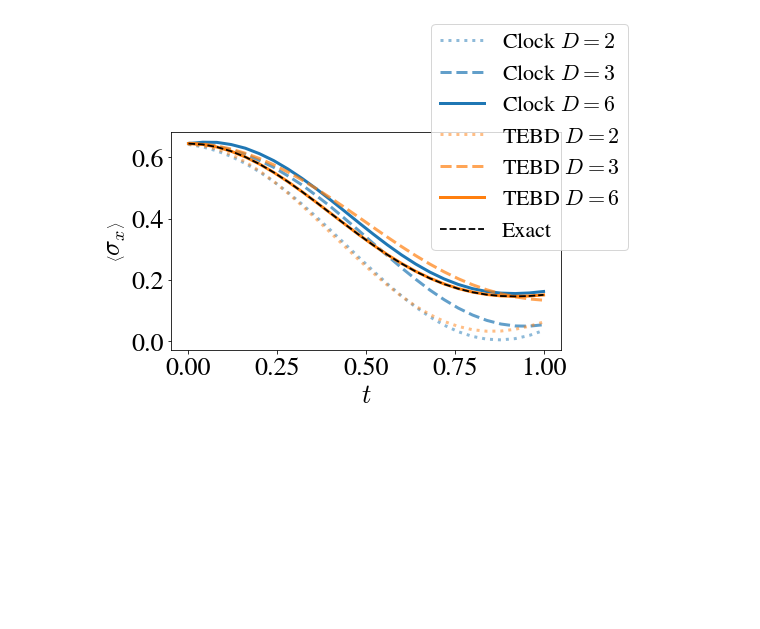
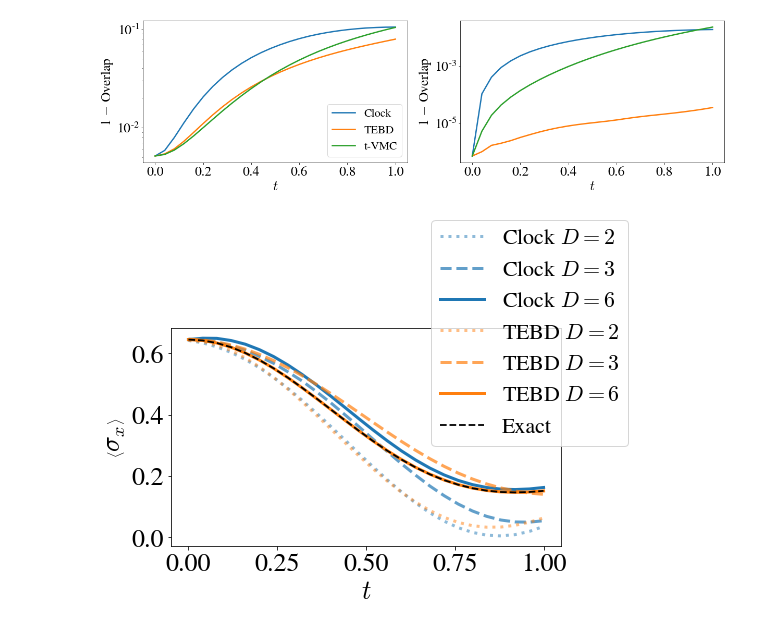
Before and after one commit to stavros11/Time-Evolution, a Jupyter notebook: mps_trotter.ipynb, the cells around one changed output. Saved outputs shown, nothing was run; the diff lists cells and outputs as text; code cells hidden in the pictures; blank space fills up the shorter version.

```diff
--- a/mps_trotter.ipynb
+++ b/mps_trotter.ipynb
@@ -79,3 +118,44 @@ plt.show()
+# %%
+n_sites = 6
+h_init = 1.0
+h_ev = 0.5
+time_steps = 25
+t = np.linspace(0.0, 1.0, time_steps + 1)
+dt = t[1] - t[0]
+data_dir = "D:/ClockV2/final_dense"
+
+exact_state, exact_obs = utils.tfim_exact_evolution(n_sites, t[-1], time_steps, h0=h_init, h=h_ev)
+time_overlap = lambda x: np.abs((exact_state.conj() * x).sum(axis=1))**2 / (np.abs(x)**2).sum(axis=1)
+overlaps = {}
+
+for d_bond in [3, 6]:
+    trotter = mps_trotter.TFIM_TEBD(exact_state[0], d_bond, dt, h=h_ev)
+    trotter_state = trotter.dense_evolution(time_steps)
+    overlaps["TEBD $D={}$".format(d_bond)] = time_overlap(trotter_state)
+
+    clock_state = np.load("{}/allstates_mpsD{}_N{}M{}.npy".format(data_dir, d_bond, n_sites, time_steps))
+    overlaps["Clock $D={}$".format(d_bond)] = time_overlap(clock_state)
+
+    tvmc_state = np.load("{}/tvmc/tvmc_allstates_stepmpsD{}_N{}M{}.npy".format(data_dir, d_bond, n_sites, time_steps))
+    overlaps["t-VMC $D={}$".format(d_bond)] = time_overlap(tvmc_state)
+
+plt.figure(figsize=(20, 5))
+plt.subplot(121)
+for i, k in enumerate(["Clock", "TEBD", "t-VMC"]):
+    plt.semilogy(t, 1 - np.array(overlaps["{} $D=3$".format(k)]), color=cp[i], linewidth=2.6, label=k)
+plt.xlabel("$t$")
+plt.ylabel(r"1 $-$ Overlap")
+plt.legend(loc="lower right", fontsize=22)
+
+plt.subplot(122)
+for i, k in enumerate(["Clock", "TEBD", "t-VMC"]):
+    plt.semilogy(t, 1 - np.array(overlaps["{} $D=6$".format(k)]), color=cp[i], linewidth=2.6, label=k)
+plt.xlabel("$t$")
+plt.ylabel(r"1 $-$ Overlap")
+
+plt.show()
+# %% [output]
+[figure, added]
 # %%
 n_sites = 6
 h_init = 1.0
```
Also changed, not shown: parts of 4 cells of this notebook, 3 other files.
